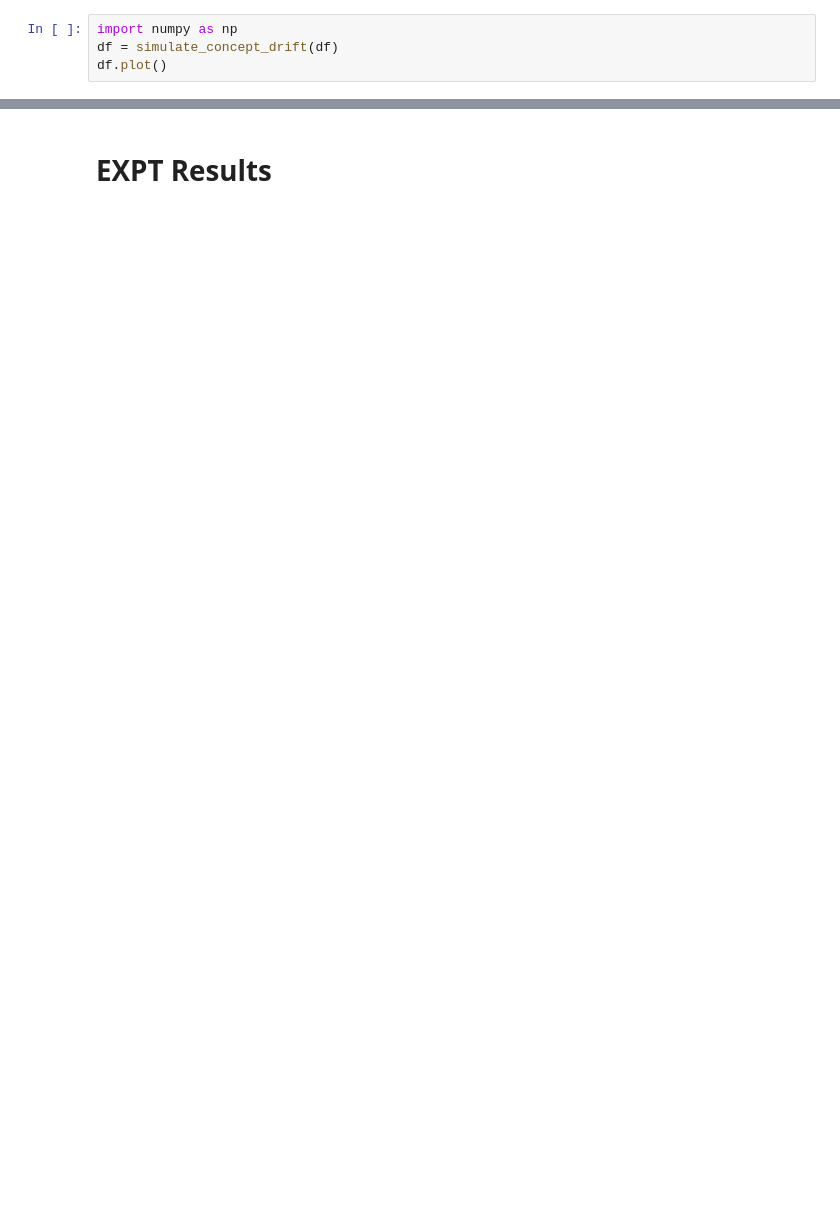
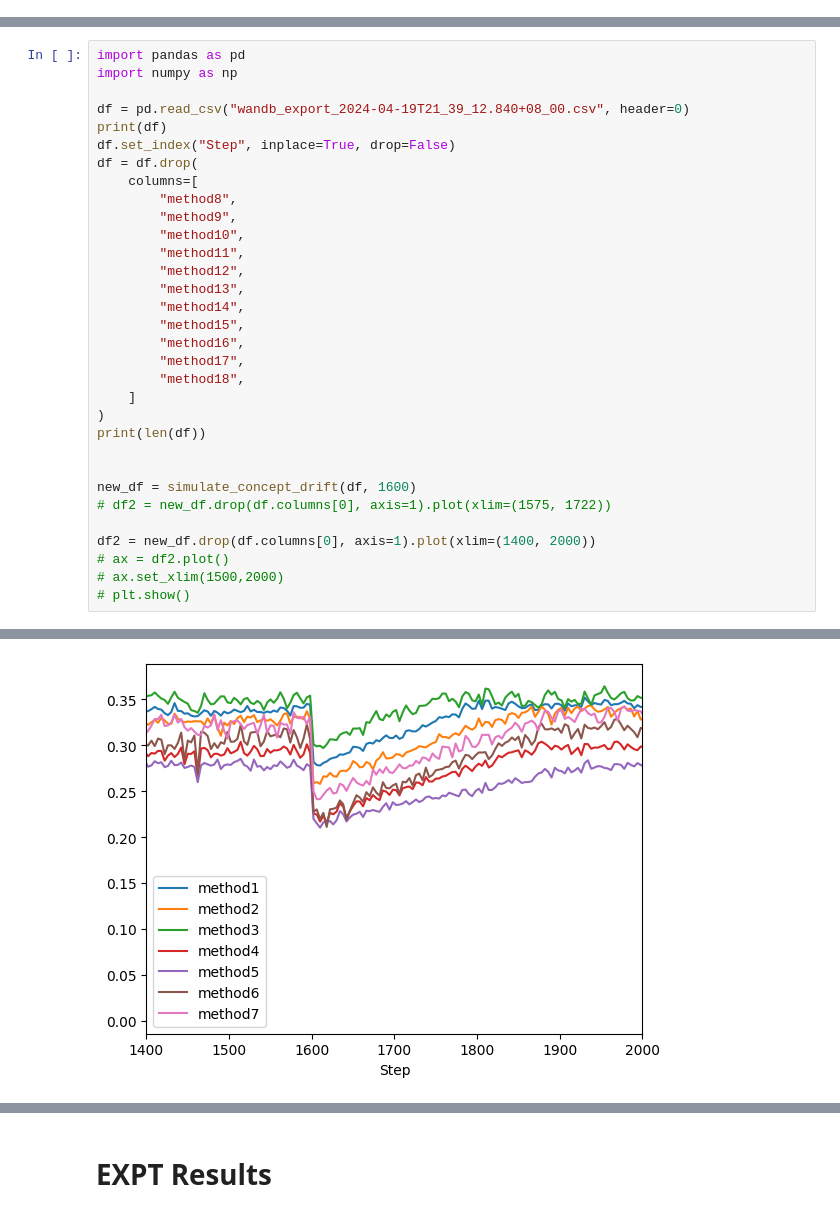
Before and after one commit to Gerid/PFL-Non-IID, a Jupyter notebook: results/t.ipynb, the cells around one changed output, grey strips where cells are left out. Saved outputs shown, nothing was run; the diff lists cells and outputs as text; blank space fills up the shorter version.

```diff
--- a/results/t.ipynb
+++ b/results/t.ipynb
@@ -155,4 +198,0 @@ def simulate_concept_drift(df, drift_step=1000):
-# %%
-import numpy as np
-df = simulate_concept_drift(df)
-df.plot()
@@ -161,0 +258,33 @@ df.plot()
+# %%
+import pandas as pd
+import numpy as np
+
+df = pd.read_csv("wandb_export_2024-04-19T21_39_12.840+08_00.csv", header=0)
+print(df)
+df.set_index("Step", inplace=True, drop=False)
+df = df.drop(
+    columns=[
+        "method8",
+        "method9",
+        "method10",
+        "method11",
+        "method12",
+        "method13",
+        "method14",
+        "method15",
+        "method16",
+        "method17",
+        "method18",
+    ]
+)
+print(len(df))
+
+
+new_df = simulate_concept_drift(df, 1600)
+# df2 = new_df.drop(df.columns[0], axis=1).plot(xlim=(1575, 1722))
+
+df2 = new_df.drop(df.columns[0], axis=1).plot(xlim=(1400, 2000))
+# ax = df2.plot()
+# ax.set_xlim(1500,2000)
+# plt.show()
+# %% [output]
@@ -161,0 +325 @@ df.plot()
+[figure, added]
```
Also changed, not shown: parts of 30 cells of this notebook, 7 other files.
